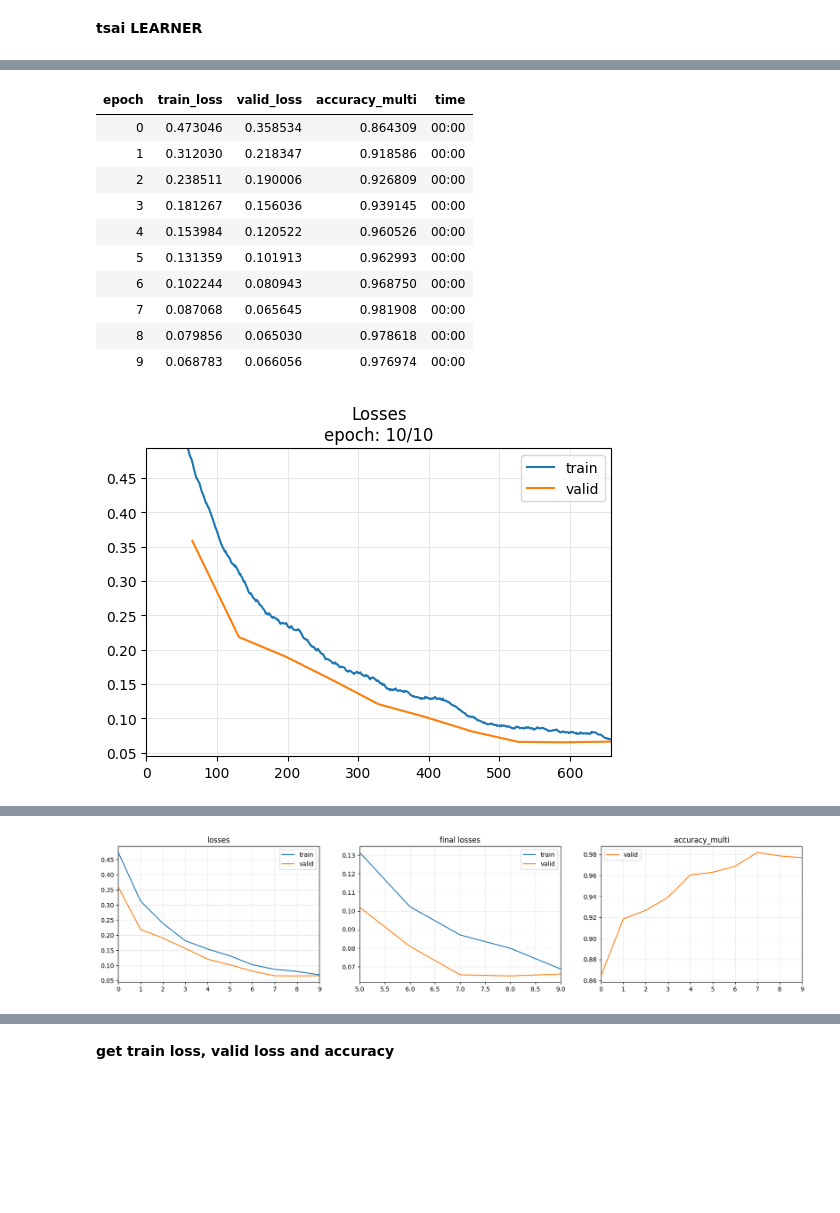
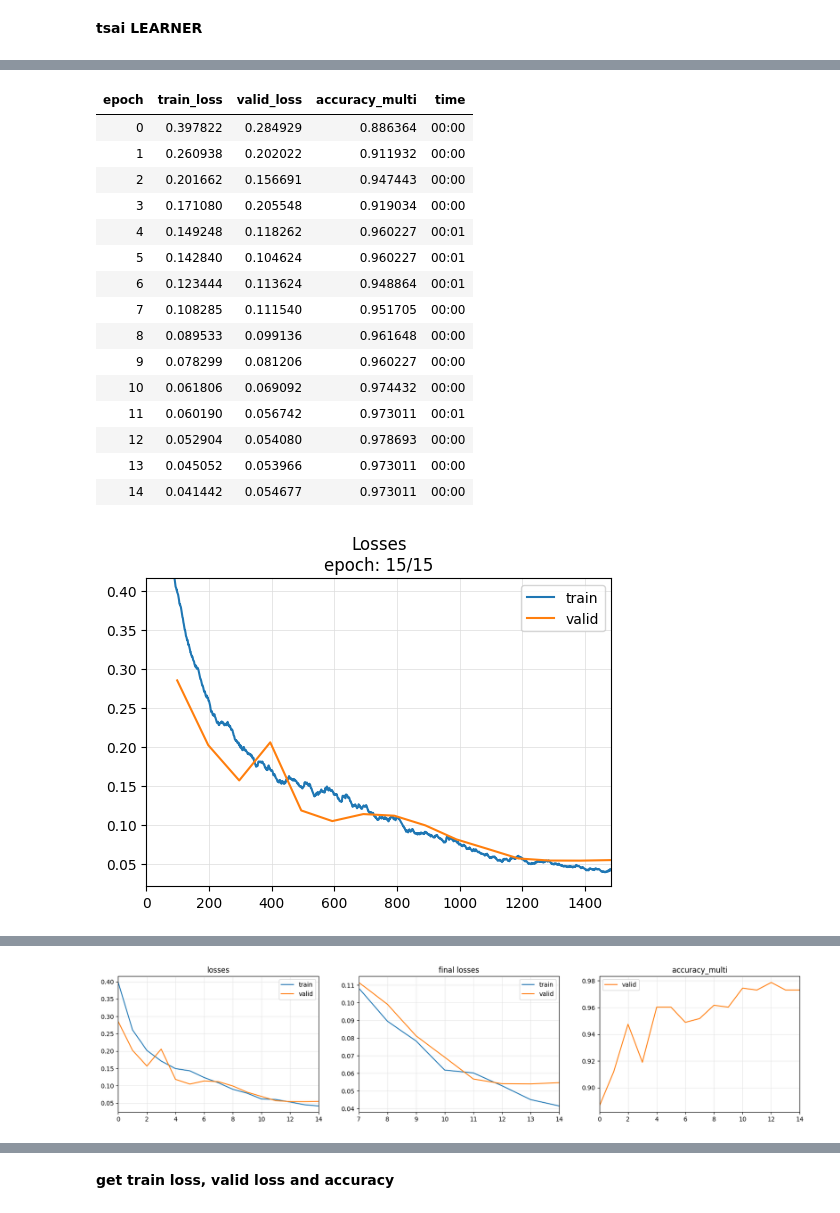
Before and after one commit to MajedNaN/TimeSeriesClassification, a Jupyter notebook: main.ipynb, the cells around one changed output, grey strips where cells are left out. Saved outputs shown, nothing was run; the diff lists cells and outputs as text; code cells hidden in the pictures; blank space fills up the shorter version.

```diff
--- a/main.ipynb
+++ b/main.ipynb
@@ -352,7 +402,7 @@ plt.show()
 **Perform undersampling and segmentation**
 # %%
 under_window = 30
-seq_len = 15
+seq_len = 10
 stride = 1
 # standard_mode = 1 ## 1=normalizec, 2= minmax
 
@@ -412,13 +462,21 @@ float32
 **using sklearn**
 # %%
 ###### splitting
-splits = TrainValidTestSplitter(test_size=0.1)(y)
+# splits = TrainValidTestSplitter(valid_size=0.1,test_size=0.1)(y) ##### we have test set here
+splits = TrainValidTestSplitter(valid_size=0.1)(y) ##### we DON'T have test set here
 x_train = np.zeros(X[splits[0]].shape,dtype=np.float32)
 y_train = y[splits[0]]
 x_valid = np.zeros(X[splits[1]].shape,dtype=np.float32)
 y_valid = y[splits[1]]
-x_test = np.zeros(X[splits[2]].shape,dtype=np.float32)
-y_test = y[splits[2]]
+# x_test = np.zeros(X[splits[2]].shape,dtype=np.float32)
+# y_test = y[splits[2]]
+
+#different test set
+x_test_, y_test = sliding(seq_len,1,df1_test_features_mini,df1_test_targets,mode='mean')
+x_test = np.zeros(x_test_.shape,dtype=np.float32)
+#################
+
+
 
 #### standardization
 scalers = {}
@@ -427,7 +485,7 @@ for i in range(x_train.shape[1]): ## n_features
     scalers[i].fit(np.unique((X[splits[0]])[:, i, :]).reshape(-1,1)) ### as we have overlapping samples
     x_train[:, i, :] = scalers[i].transform((X[splits[0]])[:, i, :].reshape(-1,1)).reshape(x_train.shape[0],x_train.shape[-1])
     x_valid[:, i, :] = scalers[i].transform((X[splits[1]])[:, i, :].reshape(-1,1)).reshape(x_valid.shape[0],x_valid.shape[-1])
-    x_test[:, i, :] = scalers[i].transform((X[splits[2]])[:, i, :].reshape(-1,1)).reshape(x_test.shape[0],x_test.shape[-1])
-
+    # x_test[:, i, :] = scalers[i].transform((X[splits[2]])[:, i, :].reshape(-1,1)).reshape(x_test.shape[0],x_test.shape[-1]) ## from splitting
+    x_test[:, i, :] = scalers[i].transform((x_test_)[:, i, :].reshape(-1,1)).reshape(x_test.shape[0],x_test.shape[-1]) ## test set from outside
 print(x_train.shape,x_valid.shape,x_test.shape)
 # %% [output]
@@ -585,42 +619,48 @@ dls   = TSDataLoaders.from_dsets(tsets, vsets, bs = 32, num_workers=2)#,batch_tf
 
 #### use batch normalization instead
 # dsets = TSDatasets(X, y, tfms=tfms, splits=splits, inplace=True)
 # dls   = TSDataLoaders.from_dsets(dsets.train, dsets.valid, bs = 32, num_workers=2,batch_tfms=batch_tfms) ### note the normalization
 
-epochs = 10
+epochs = 15
+# k={'shuffle':False} ## for LSTM_FCN
 k={}
 model = create_model(FCN, dls.vars,dls.c,dls,**k)
 
 #### note the accuracy_multi and MultiCategorize() contains BCEwithlogits not normal BCE
 learn = Learner(dls, model, metrics=accuracy_multi,cbs = ShowGraph())
 # learn.fit_one_cycle(10)
 
 start = time.time()
 learn.fit_one_cycle(epochs,learn.lr_find().valley) ## learning rate annealing
 elapsed = time.time()-start
 print(f'time= {elapsed}')
 print(f'No. of trainable parameters= {count_parameters(model)}')
 print(f'train loss = {learn.recorder.values[-1][0]}, valid loss = {learn.recorder.values[-1][1]}')
 plt.figure()
 plt.plot(learn.recorder.lrs)
 
 
 print(learn.loss_func)
 
 ##### save and load pkl model
 # learn.export('models/learn.pkl')
 # learn = load_learner('models/learn.pkl')
 # %% [output]
 [interactive output not drawn]
 | epoch | train_loss | valid_loss | accuracy_multi | time |
-| 0 | 0.473046 | 0.358534 | 0.864309 | 00:00 |
-| 1 | 0.312030 | 0.218347 | 0.918586 | 00:00 |
-| 2 | 0.238511 | 0.190006 | 0.926809 | 00:00 |
-| 3 | 0.181267 | 0.156036 | 0.939145 | 00:00 |
-| 4 | 0.153984 | 0.120522 | 0.960526 | 00:00 |
-| 5 | 0.131359 | 0.101913 | 0.962993 | 00:00 |
-| 6 | 0.102244 | 0.080943 | 0.968750 | 00:00 |
-| 7 | 0.087068 | 0.065645 | 0.981908 | 00:00 |
-| 8 | 0.079856 | 0.065030 | 0.978618 | 00:00 |
-| 9 | 0.068783 | 0.066056 | 0.976974 | 00:00 |
+| 0 | 0.397822 | 0.284929 | 0.886364 | 00:00 |
+| 1 | 0.260938 | 0.202022 | 0.911932 | 00:00 |
+| 2 | 0.201662 | 0.156691 | 0.947443 | 00:00 |
+| 3 | 0.171080 | 0.205548 | 0.919034 | 00:00 |
+| 4 | 0.149248 | 0.118262 | 0.960227 | 00:01 |
+| 5 | 0.142840 | 0.104624 | 0.960227 | 00:01 |
+| 6 | 0.123444 | 0.113624 | 0.948864 | 00:01 |
+| 7 | 0.108285 | 0.111540 | 0.951705 | 00:00 |
+| 8 | 0.089533 | 0.099136 | 0.961648 | 00:00 |
+| 9 | 0.078299 | 0.081206 | 0.960227 | 00:00 |
+| 10 | 0.061806 | 0.069092 | 0.974432 | 00:00 |
+| 11 | 0.060190 | 0.056742 | 0.973011 | 00:01 |
+| 12 | 0.052904 | 0.054080 | 0.978693 | 00:00 |
+| 13 | 0.045052 | 0.053966 | 0.973011 | 00:00 |
+| 14 | 0.041442 | 0.054677 | 0.973011 | 00:00 |
-[figure, old version]
+[figure, new version]
@@ -628 +668 @@ print(learn.loss_func)
-[figure, old version]
+[figure, new version]
```
Also changed, not shown: parts of 17 cells of this notebook, 1 other file.
